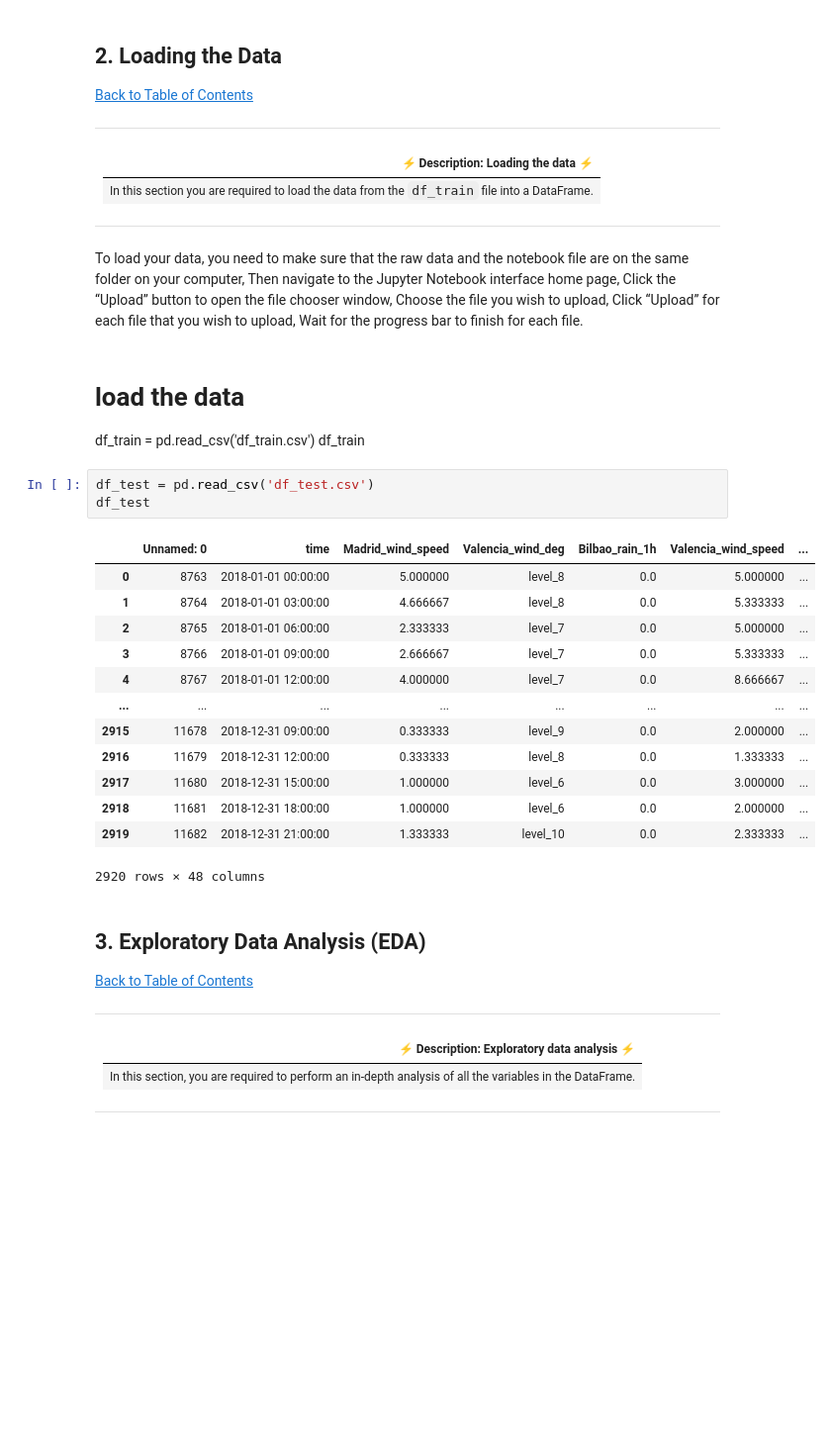
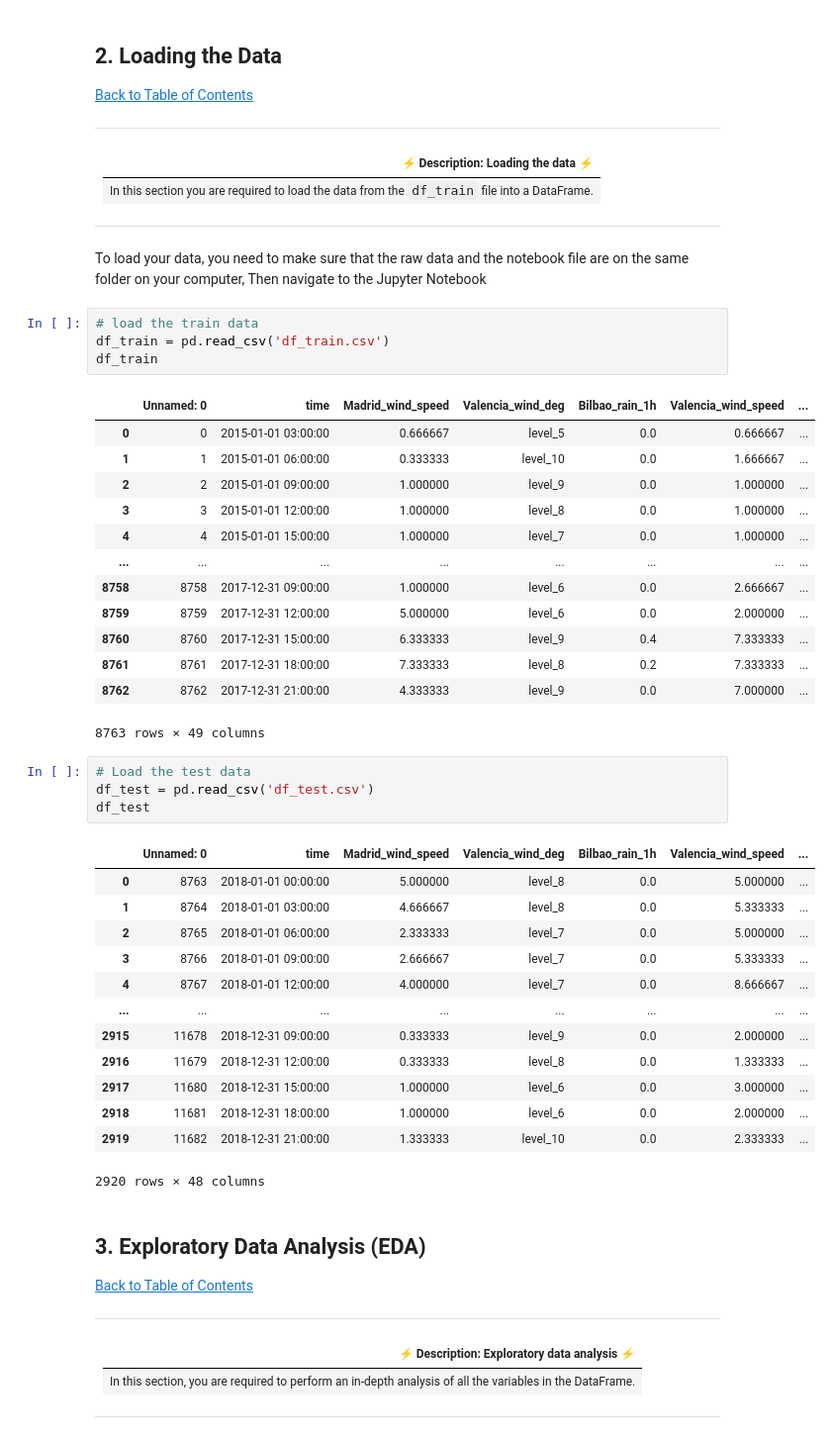
Before and after one commit to YinkaOlusola/Energy_Demand_Shortfall_Prediction-Advanced_Regression, a Jupyter notebook: starter-notebook.ipynb, the cells around one changed output. Shown: that part at 99% size. Saved outputs shown, nothing was run; the diff lists cells and outputs as text; blank space fills up the shorter version.

```diff
--- a/starter-notebook.ipynb
+++ b/starter-notebook.ipynb
@@ -93,12 +95,28 @@ import seaborn as sns
 
 ---
 # %% [markdown]
-To load your data, you need to make sure that the raw data and the notebook file are on the same folder on your computer, Then navigate to the Jupyter Notebook interface home page, Click the “Upload” button to open the file chooser window, Choose the file you wish to upload, Click “Upload” for each file that you wish to upload, Wait for the progress bar to finish for each file.
+To load your data, you need to make sure that the raw data and the notebook file are on the same folder on your computer,
+Then navigate to the Jupyter Notebook
-# %% [markdown]
-# load the data
-df_train = pd.read_csv('df_train.csv')
-df_train
+# %%
+# load the train data
+df_train = pd.read_csv('df_train.csv')
+df_train
+# %% [output]
+|  | Unnamed: 0 | time | Madrid_wind_speed | Valencia_wind_deg | Bilbao_rain_1h | Valencia_wind_speed | ... |
+| 0 | 0 | 2015-01-01 03:00:00 | 0.666667 | level_5 | 0.0 | 0.666667 | ... |
+| 1 | 1 | 2015-01-01 06:00:00 | 0.333333 | level_10 | 0.0 | 1.666667 | ... |
+| 2 | 2 | 2015-01-01 09:00:00 | 1.000000 | level_9 | 0.0 | 1.000000 | ... |
+| 3 | 3 | 2015-01-01 12:00:00 | 1.000000 | level_8 | 0.0 | 1.000000 | ... |
+| 4 | 4 | 2015-01-01 15:00:00 | 1.000000 | level_7 | 0.0 | 1.000000 | ... |
+| ... | ... | ... | ... | ... | ... | ... | ... |
+| 8758 | 8758 | 2017-12-31 09:00:00 | 1.000000 | level_6 | 0.0 | 2.666667 | ... |
+| 8759 | 8759 | 2017-12-31 12:00:00 | 5.000000 | level_6 | 0.0 | 2.000000 | ... |
+| 8760 | 8760 | 2017-12-31 15:00:00 | 6.333333 | level_9 | 0.4 | 7.333333 | ... |
+| 8761 | 8761 | 2017-12-31 18:00:00 | 7.333333 | level_8 | 0.2 | 7.333333 | ... |
+| 8762 | 8762 | 2017-12-31 21:00:00 | 4.333333 | level_9 | 0.0 | 7.000000 | ... |
+8763 rows × 49 columns
 # %%
+# Load the test data
 df_test = pd.read_csv('df_test.csv')
 df_test
 # %% [output]
```
Also changed, not shown: parts of 32 cells of this notebook.
